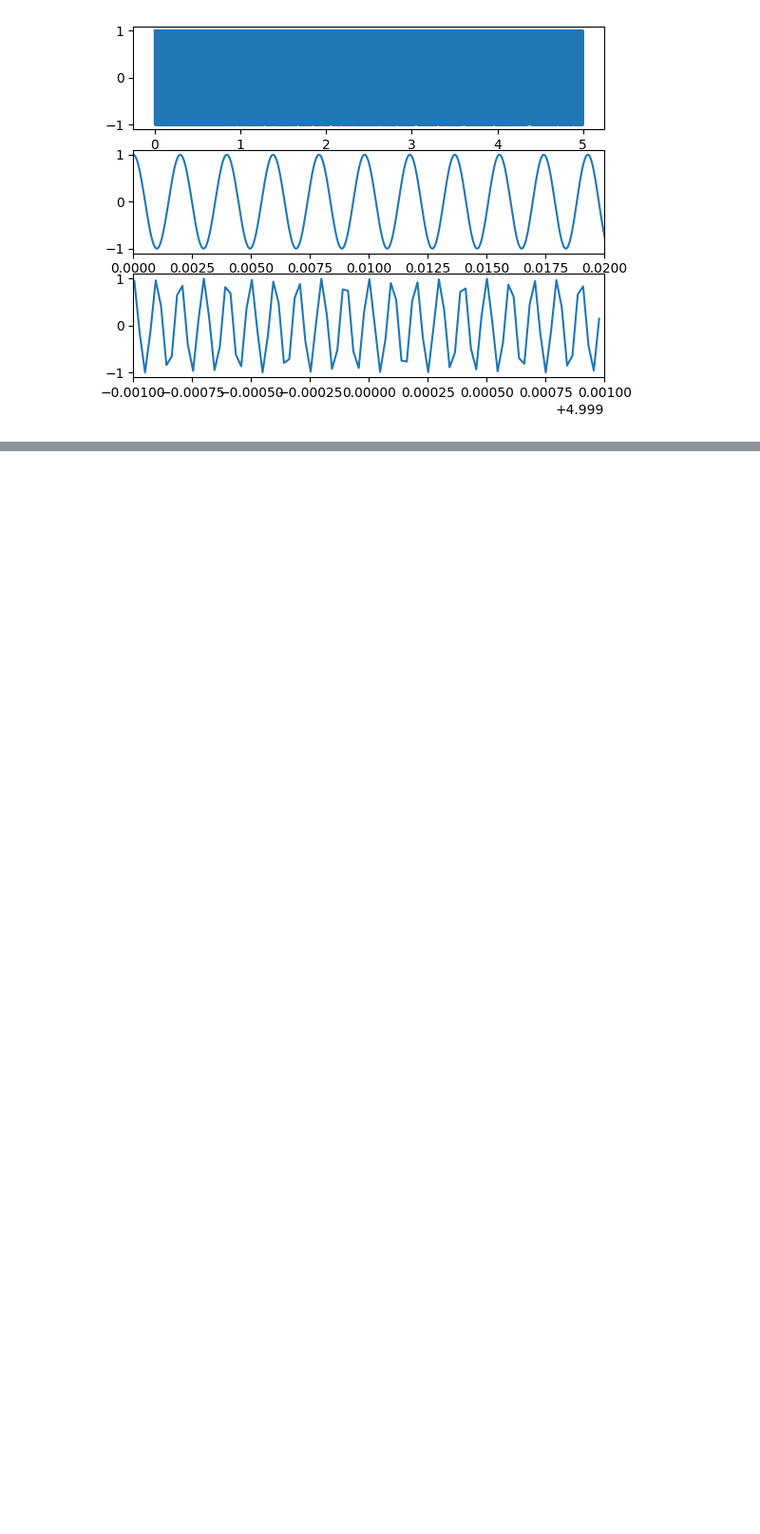
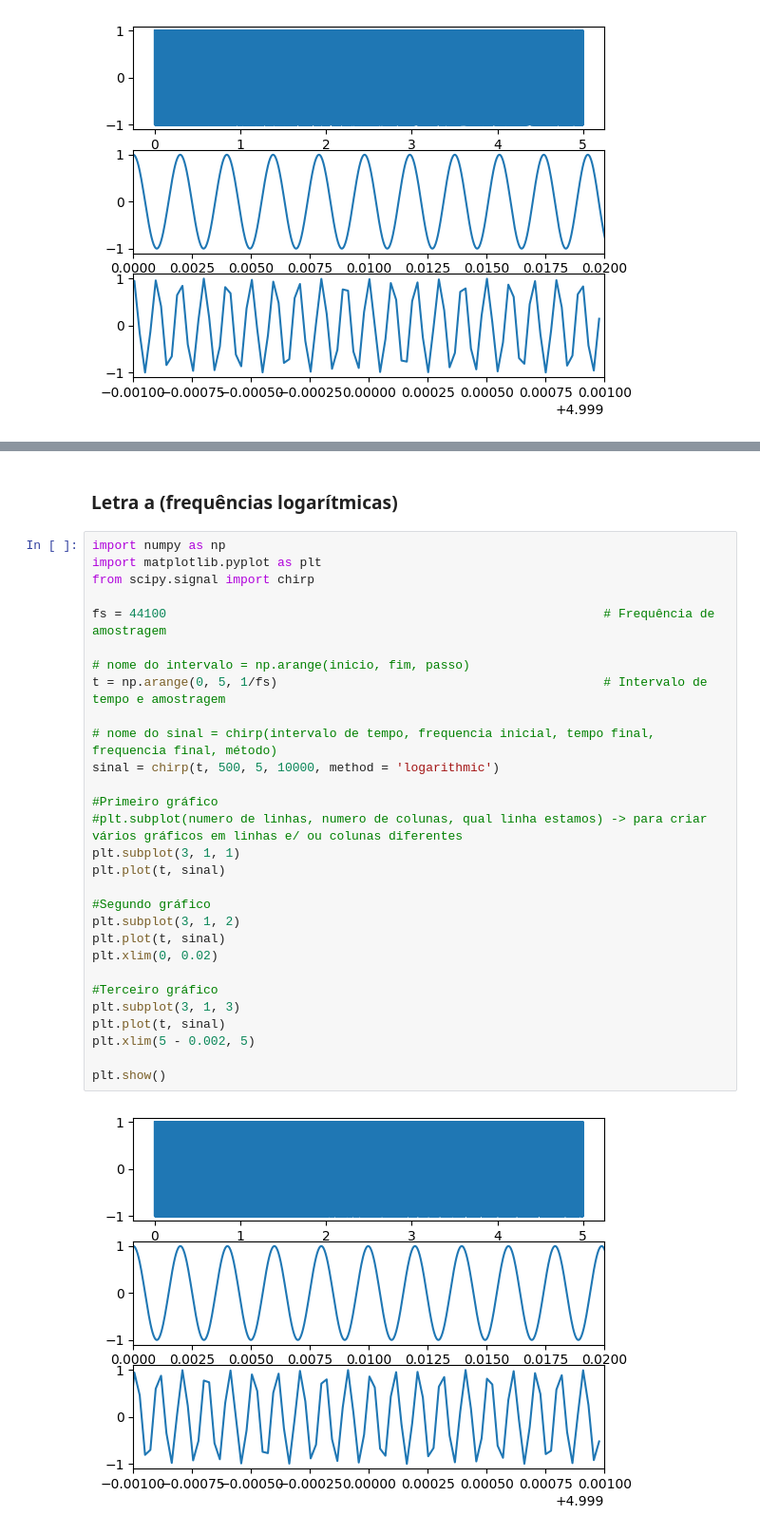
Before and after one commit to alyPoint/CEFET---Processamento-de-Sinais-I-140826, a Jupyter notebook: DSP_Prática_1(teste).ipynb, the cells around one changed output, grey strips where cells are left out. Shown at 95% size. Drawn from its saved outputs; the diff is of its cells as text; blank space fills up the shorter version.

```diff
--- a/DSP_Prática_1(teste).ipynb
+++ b/DSP_Prática_1(teste).ipynb
@@ -35,0 +71,33 @@ plt.show()
+# %% [markdown]
+### Letra a (frequências logarítmicas)
+# %%
+import numpy as np
+import matplotlib.pyplot as plt
+from scipy.signal import chirp
+
+fs = 44100                                                           # Frequência de amostragem
+
+# nome do intervalo = np.arange(inicio, fim, passo)
+t = np.arange(0, 5, 1/fs)                                            # Intervalo de tempo e amostragem
+
+# nome do sinal = chirp(intervalo de tempo, frequencia inicial, tempo final, frequencia final, método)
+sinal = chirp(t, 500, 5, 10000, method = 'logarithmic')
+
+#Primeiro gráfico
+#plt.subplot(numero de linhas, numero de colunas, qual linha estamos) -> para criar vários gráficos em linhas e/ ou colunas diferentes
+plt.subplot(3, 1, 1)
+plt.plot(t, sinal)
+
+#Segundo gráfico
+plt.subplot(3, 1, 2)
+plt.plot(t, sinal)
+plt.xlim(0, 0.02)
+
+#Terceiro gráfico
+plt.subplot(3, 1, 3)
+plt.plot(t, sinal)
+plt.xlim(5 - 0.002, 5)
+
+plt.show()
+# %% [output]
+[figure, added]
```
Also changed, not shown: parts of 4 cells of this notebook.
